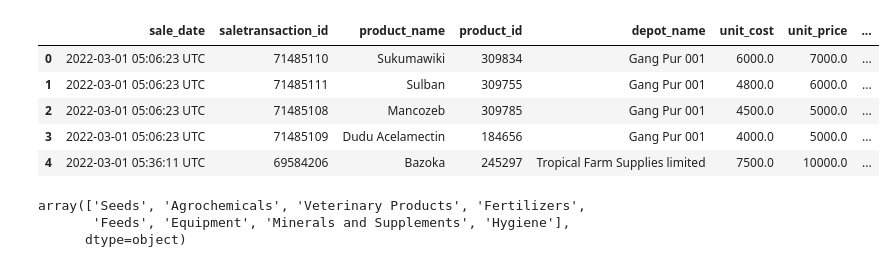
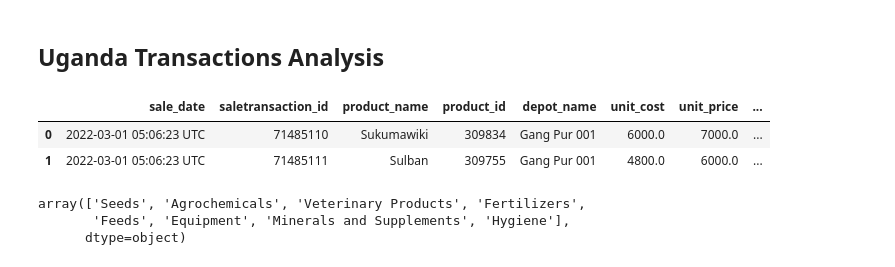
Before and after one commit to natbernard/Sale-Transactions-Analysis, a Jupyter notebook: uganda_transaction_analysis.ipynb, the cells around one changed output. Saved outputs shown, nothing was run; the diff lists cells and outputs as text; code cells hidden in the pictures.

```diff
--- a/uganda_transaction_analysis.ipynb
+++ b/uganda_transaction_analysis.ipynb
@@ -1 +1,3 @@
+# %% [markdown]
+## Uganda Transactions Analysis
 # %%
@@ -11,13 +14,11 @@ warnings.filterwarnings("ignore")
 sns.set_style('darkgrid')
 palette = sns.color_palette("mako")
 # %%
+# loading the data
 df = pd.read_csv('ug_stockist_sale_transactions.csv')
-df.head()
+df.head(2)
 # %% [output]
 |  | sale_date | saletransaction_id | product_name | product_id | depot_name | unit_cost | unit_price | ... |
 | 0 | 2022-03-01 05:06:23 UTC | 71485110 | Sukumawiki | 309834 | Gang Pur 001 | 6000.0 | 7000.0 | ... |
 | 1 | 2022-03-01 05:06:23 UTC | 71485111 | Sulban | 309755 | Gang Pur 001 | 4800.0 | 6000.0 | ... |
-| 2 | 2022-03-01 05:06:23 UTC | 71485108 | Mancozeb | 309785 | Gang Pur 001 | 4500.0 | 5000.0 | ... |
-| 3 | 2022-03-01 05:06:23 UTC | 71485109 | Dudu Acelamectin | 184656 | Gang Pur 001 | 4000.0 | 5000.0 | ... |
-| 4 | 2022-03-01 05:36:11 UTC | 69584206 | Bazoka | 245297 | Tropical Farm Supplies limited | 7500.0 | 10000.0 | ... |
 # %%
```
Also changed, not shown: parts of 15 cells of this notebook, 1 other file.
